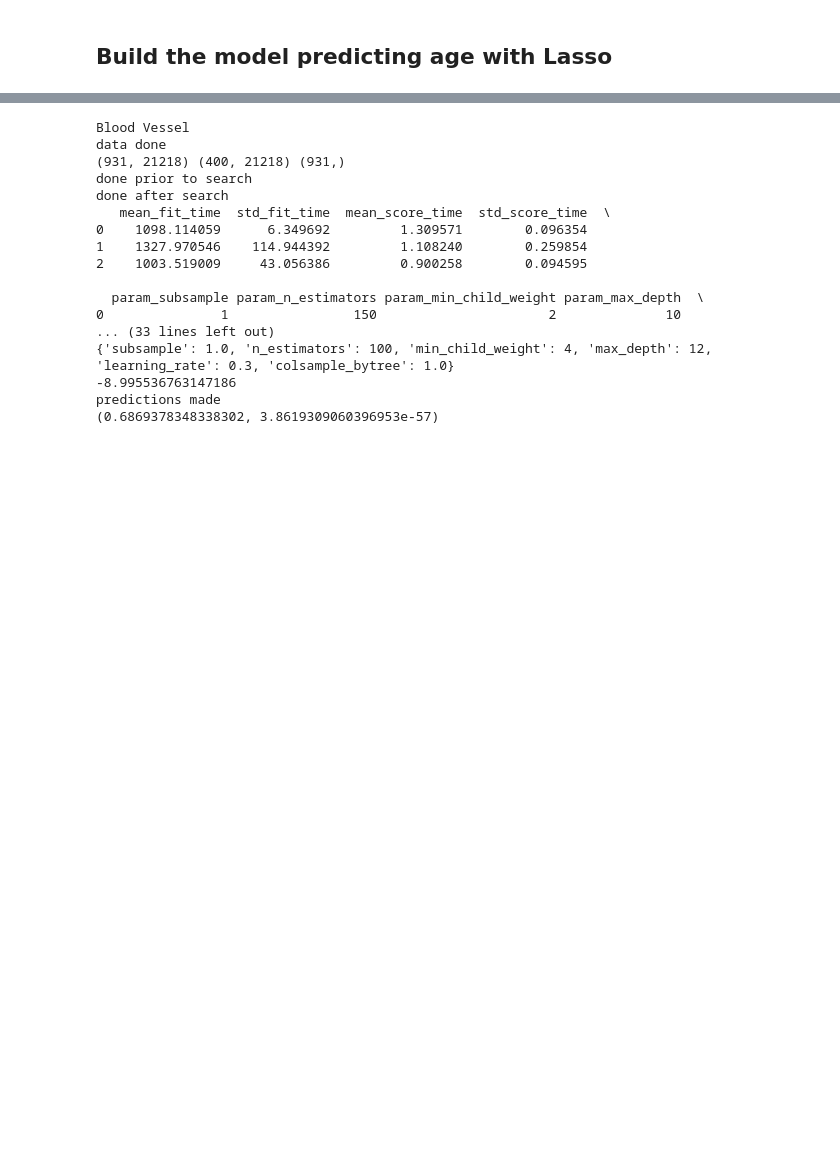
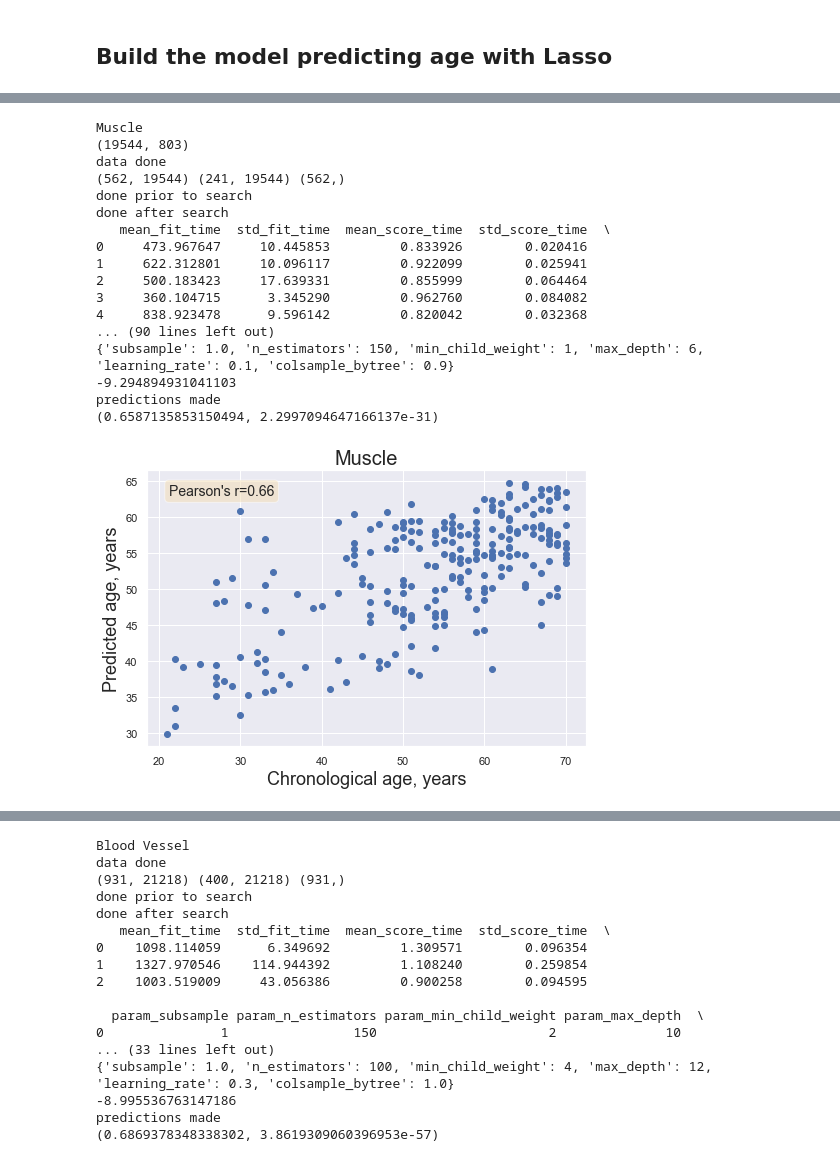
Before and after one commit to mdlu/aging-clock, a Jupyter notebook: GTEx_clock.ipynb, the cells around one changed output, grey strips where cells are left out. Saved outputs shown, nothing was run; the diff lists cells and outputs as text; code cells hidden in the pictures; blank space fills up the shorter version.

```diff
--- a/GTEx_clock.ipynb
+++ b/GTEx_clock.ipynb
@@ -547,0 +727,26 @@ for i, tissue in enumerate(tissues[:1]): # only muscle
+# %%
+for i, tissue in enumerate(tissues[:1]): # only muscle
+    print(tissue)
+    print(data[tissue].shape)
+    pearson_corr[tissue], true[tissue], prediction[tissue] = \
+    fit_xgboost_model(data[tissue], age[tissue], n_iter=10)
+#     fit_xgboost_model(residual_no_outliers[tissue], ages[tissue], n_iter=3)
+# %% [output]
+Muscle
+(19544, 803)
+data done
+(562, 19544) (241, 19544) (562,)
+done prior to search
+done after search
+   mean_fit_time  std_fit_time  mean_score_time  std_score_time  \
+0     473.967647     10.445853         0.833926        0.020416
+1     622.312801     10.096117         0.922099        0.025941
+2     500.183423     17.639331         0.855999        0.064464
+3     360.104715      3.345290         0.962760        0.084082
+4     838.923478      9.596142         0.820042        0.032368
+... (90 lines left out)
+{'subsample': 1.0, 'n_estimators': 150, 'min_child_weight': 1, 'max_depth': 6, 'learning_rate': 0.1, 'colsample_bytree': 0.9}
+-9.294894931041103
+predictions made
+(0.6587135853150494, 2.2997094647166137e-31)
+[figure, added]
```
Also changed, not shown: parts of 19 cells of this notebook.
